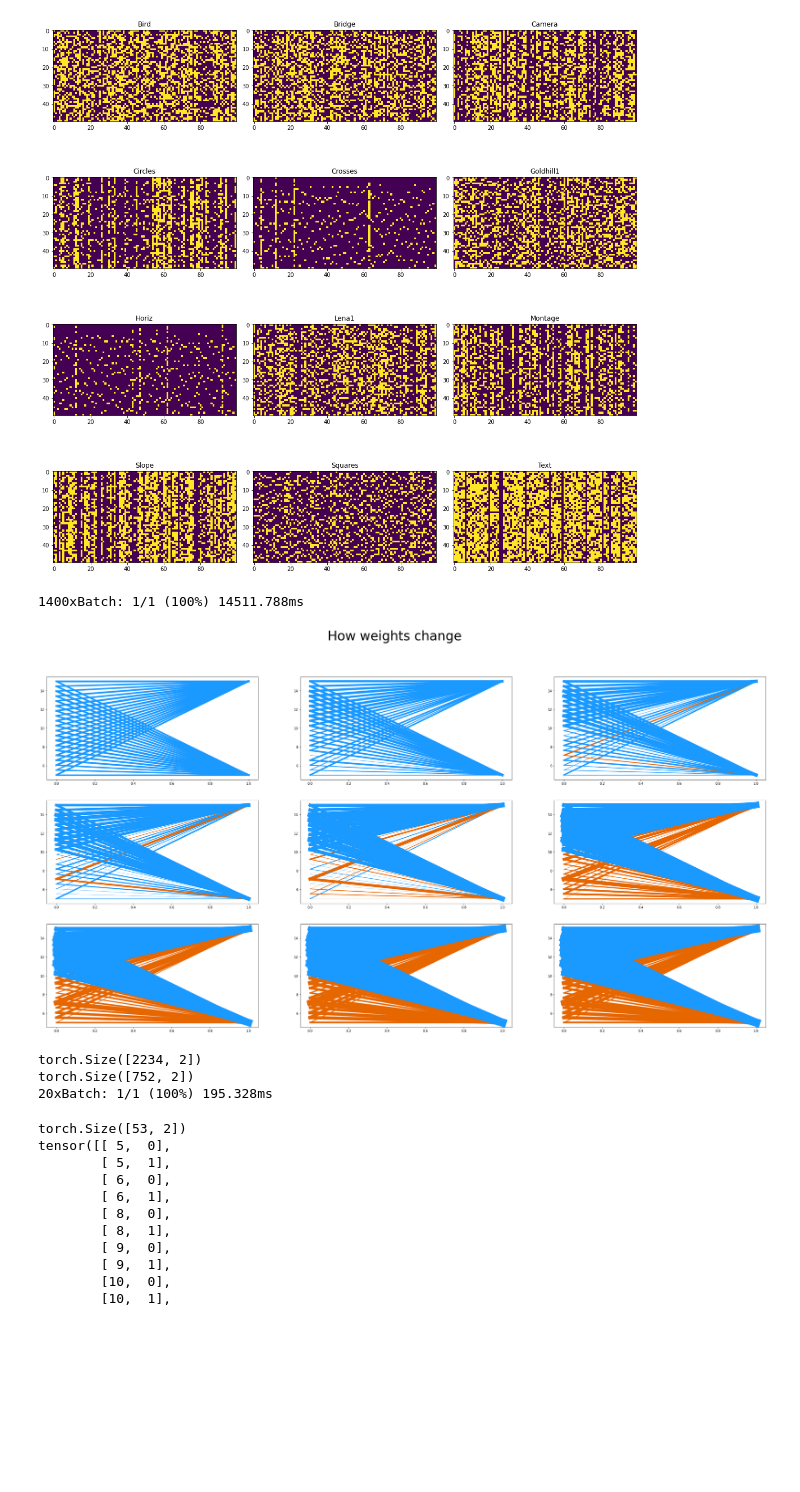
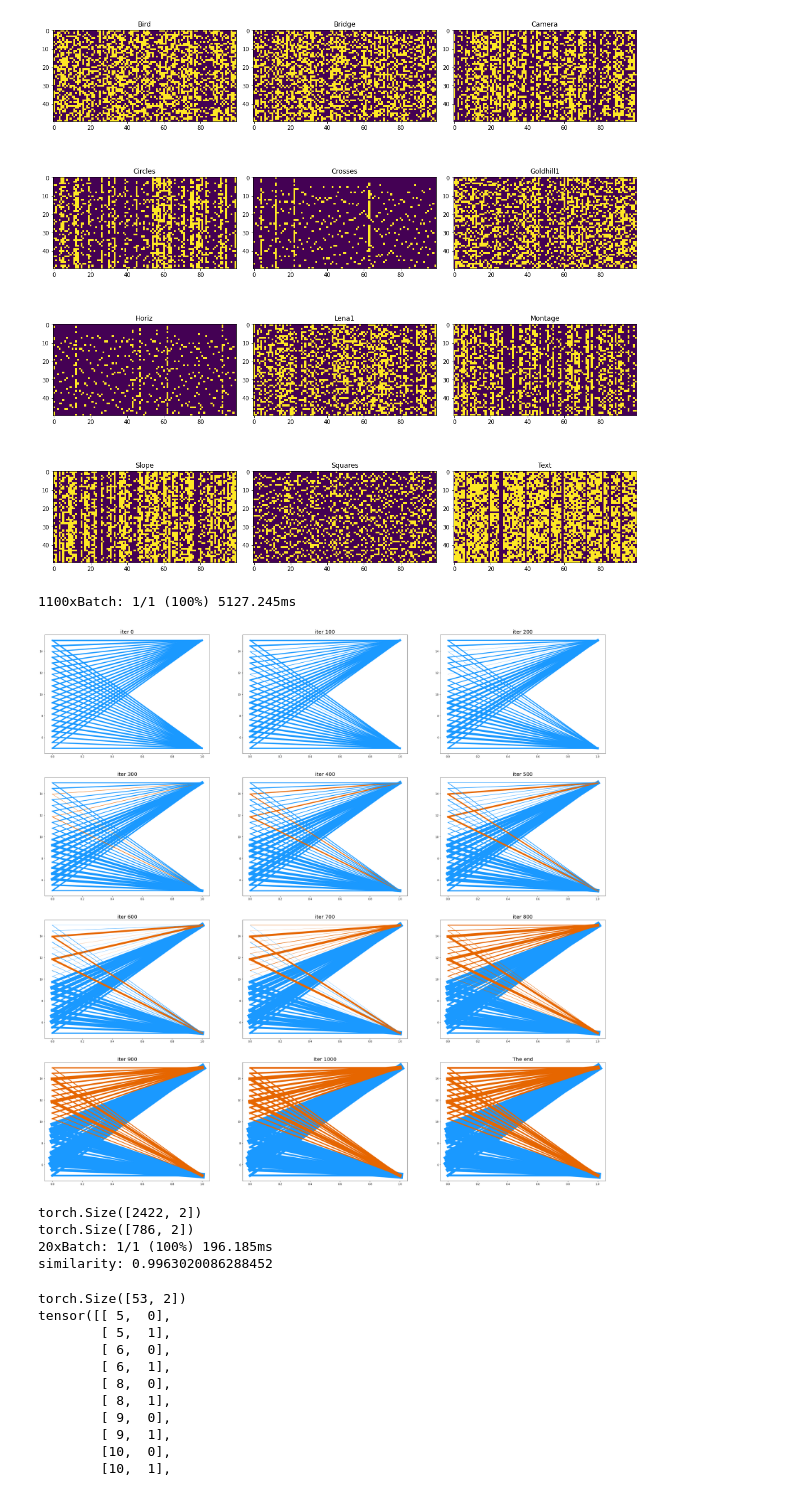
Before and after one commit to alia-asl/stdp, a Jupyter notebook: P03.ipynb, the cells around one changed output. Drawn from its saved outputs; the diff is of its cells as text; code cells hidden in the pictures; blank space fills up the shorter version.

```diff
--- a/P03.ipynb
+++ b/P03.ipynb
@@ -54,23 +54,29 @@ plt.show()
 # %%
 # from experiment import learnSTDP
 from stdp import STDP
 from PIL import Image
 import numpy as np
 import matplotlib.pyplot as plt
+from metrics import weights_similarity
 
-im1 = np.array(Image.open(f'images/crosses.tif'))
-im2 = np.array(Image.open(f'images/lena1.tif'))
+im2 = np.array(Image.open(f'images/crosses.tif'))
+im1 = np.array(Image.open(f'images/lena1.tif'))
 model = STDP(syn_params={'w_mean': 50, 'flat': True, 'trace_dur': 10}, N=20, fix_image=True)
 
-result = model.learn(im1, im2, intersection=0, image_dur=15, image_sleep=5, iters=1400, inp_amp=500, verbose=0, encoding='poisson', W_changes_step=200)
+result = model.learn(im1, im2, intersection=0, image_dur=15, image_sleep=5, iters=1100, inp_amp=500, verbose=0, encoding='poisson', W_changes_step=100)
+plt.show()
 print(model.ng_inp['spike', 0].shape)
 print(model.ng_out['spike', 0].shape)
 
 ng_inp, ng_out = model.test()
+
+# Similarity
+print(f"similarity: {weights_similarity(model.syn.W)}")
 # %% [output]
-1400xBatch: 1/1 (100%) 14511.788ms
+1100xBatch: 1/1 (100%) 5127.245ms
-[figure, old version]
+[figure, new version]
-torch.Size([2234, 2])
-torch.Size([752, 2])
-20xBatch: 1/1 (100%) 195.328ms
+torch.Size([2422, 2])
+torch.Size([786, 2])
+20xBatch: 1/1 (100%) 196.185ms
+similarity: 0.9963020086288452
 # %%
```
Also changed, not shown: parts of 3 cells of this notebook.
